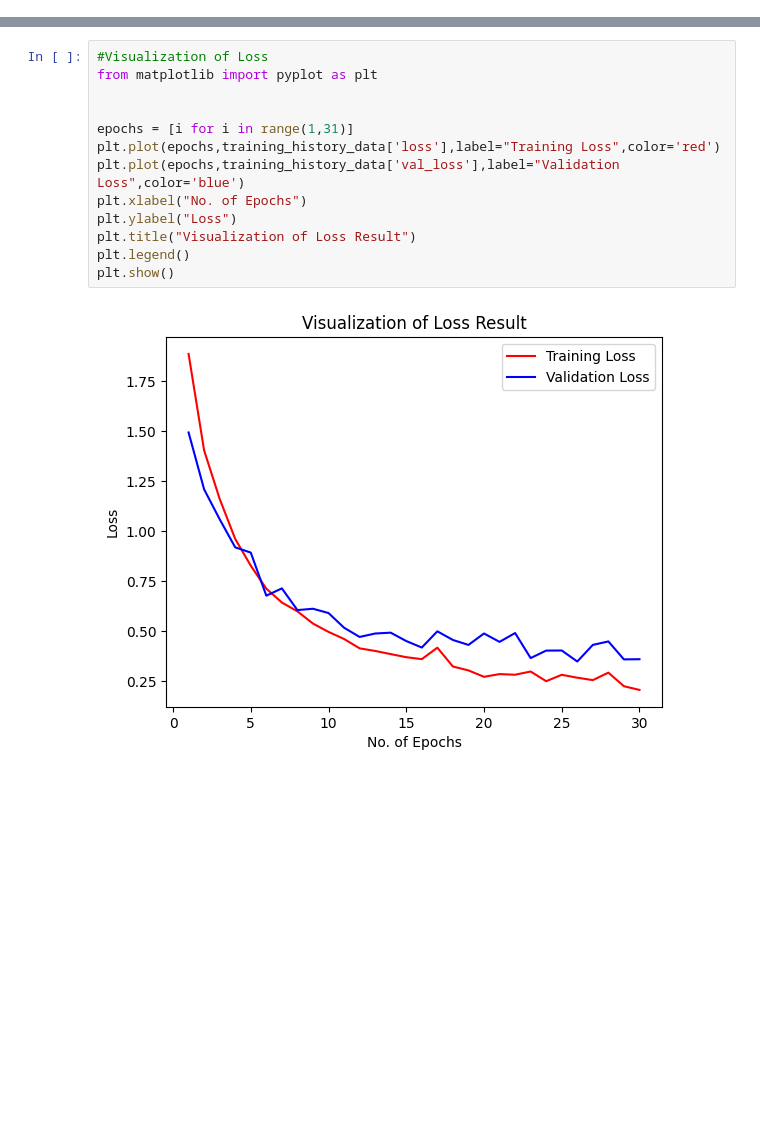
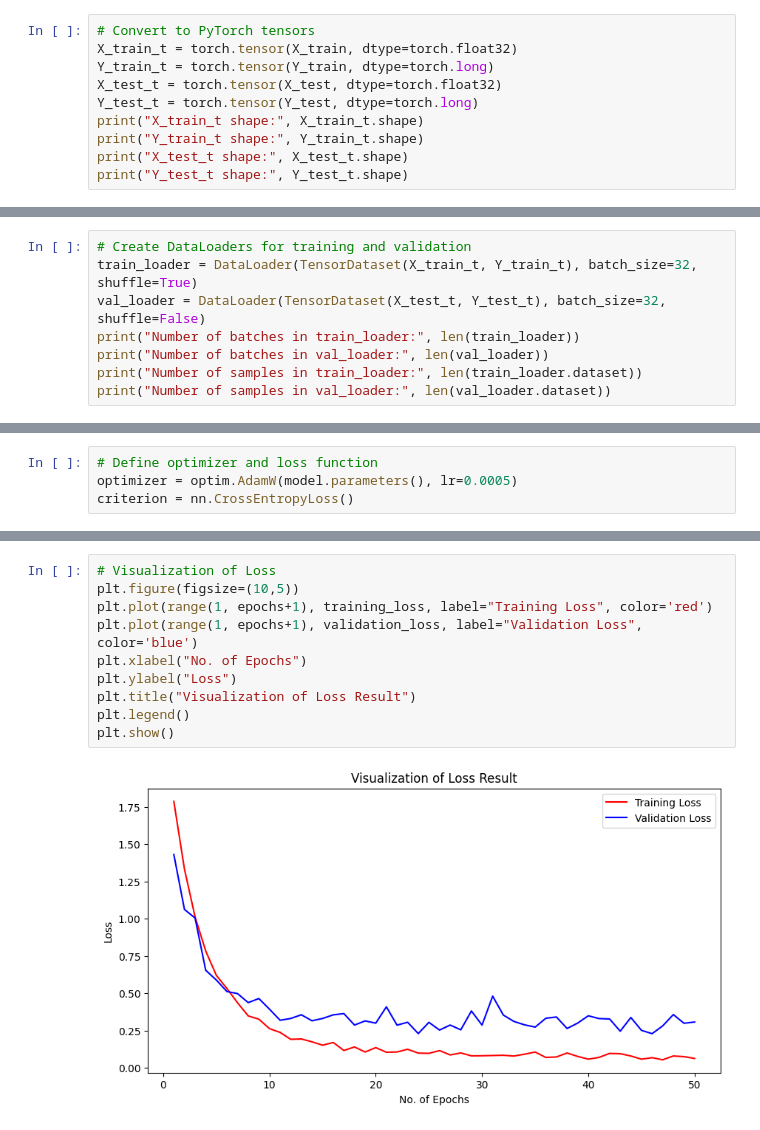
Before and after one commit to thiernohgradiagram/csc_461_fp, a Jupyter notebook: notebooks/_07_cnn.ipynb, the cells around one changed output, grey strips where cells are left out. Saved outputs shown, nothing was run; the diff lists cells and outputs as text; blank space fills up the shorter version.

Commit message:
did hyperparemeters tuning to achieve ~94% test accuracy, also moved cnn from tensorflow to pytorch to levarage gpus easier

```diff
--- a/notebooks/_07_cnn.ipynb
+++ b/notebooks/_07_cnn.ipynb
@@ -161,0 +48,10 @@ val_loss, val_accuracy
+# %%
+# Convert to PyTorch tensors
+X_train_t = torch.tensor(X_train, dtype=torch.float32)
+Y_train_t = torch.tensor(Y_train, dtype=torch.long)
+X_test_t = torch.tensor(X_test, dtype=torch.float32)
+Y_test_t = torch.tensor(Y_test, dtype=torch.long)
+print("X_train_t shape:", X_train_t.shape)
+print("Y_train_t shape:", Y_train_t.shape)
+print("X_test_t shape:", X_test_t.shape)
+print("Y_test_t shape:", Y_test_t.shape)
@@ -161,0 +63,8 @@ val_loss, val_accuracy
+# %%
+# Create DataLoaders for training and validation
+train_loader = DataLoader(TensorDataset(X_train_t, Y_train_t), batch_size=32, shuffle=True)
+val_loader = DataLoader(TensorDataset(X_test_t, Y_test_t), batch_size=32, shuffle=False)
+print("Number of batches in train_loader:", len(train_loader))
+print("Number of batches in val_loader:", len(val_loader))
+print("Number of samples in train_loader:", len(train_loader.dataset))
+print("Number of samples in val_loader:", len(val_loader.dataset))
@@ -161,0 +178,4 @@ val_loss, val_accuracy
+# %%
+# Define optimizer and loss function
+optimizer = optim.AdamW(model.parameters(), lr=0.0005)
+criterion = nn.CrossEntropyLoss()
@@ -162,16 +312,13 @@ val_loss, val_accuracy
 # %%
-#Visualization of Loss
-from matplotlib import pyplot as plt
-
-
-epochs = [i for i in range(1,31)]
-plt.plot(epochs,training_history_data['loss'],label="Training Loss",color='red')
-plt.plot(epochs,training_history_data['val_loss'],label="Validation Loss",color='blue')
+# Visualization of Loss
+plt.figure(figsize=(10,5))
+plt.plot(range(1, epochs+1), training_loss, label="Training Loss", color='red')
+plt.plot(range(1, epochs+1), validation_loss, label="Validation Loss", color='blue')
 plt.xlabel("No. of Epochs")
 plt.ylabel("Loss")
 plt.title("Visualization of Loss Result")
 plt.legend()
 plt.show()
 # %% [output]
-[figure, old version]
+[figure, new version]
 # %%
```
Also changed, not shown: parts of 21 cells of this notebook, 2 other files.
